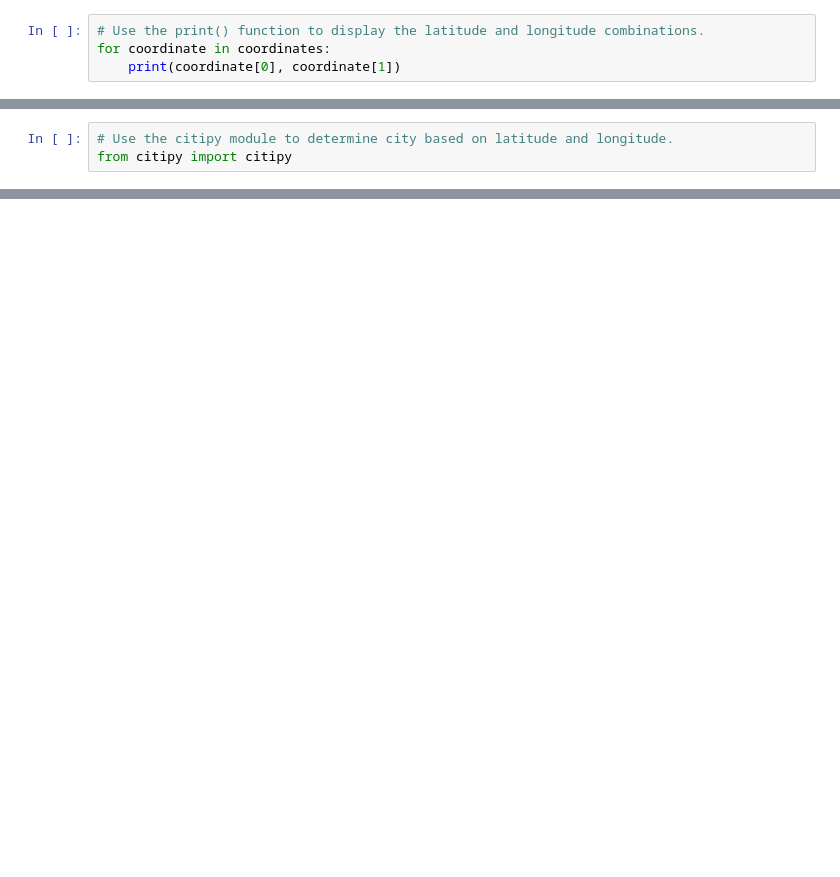
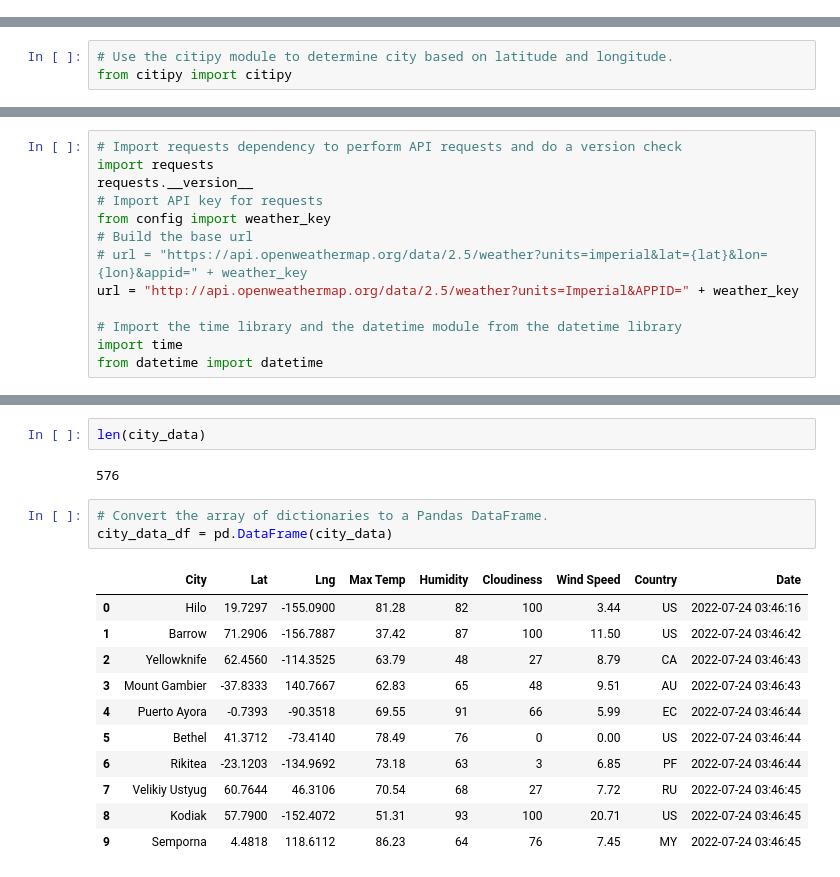
Before and after one commit to cb19weber/World_Weather_Analysis, a Jupyter notebook: WeatherPy.ipynb, the cells around one changed output, grey strips where cells are left out. Drawn from its saved outputs; the diff is of its cells as text; blank space fills up the shorter version.

```diff
--- a/WeatherPy.ipynb
+++ b/WeatherPy.ipynb
@@ -14,7 +11,3 @@ lat_lngs
 # %%
 # Add the latitudes and longitudes to a list.
 coordinates = list(lat_lngs)
-# %%
-# Use the print() function to display the latitude and longitude combinations.
-for coordinate in coordinates:
-    print(coordinate[0], coordinate[1])
@@ -60,0 +31,13 @@ requests.__version__
+# %%
+# Import requests dependency to perform API requests and do a version check
+import requests
+requests.__version__
+# Import API key for requests
+from config import weather_key
+# Build the base url
+# url = "https://api.openweathermap.org/data/2.5/weather?units=imperial&lat={lat}&lon={lon}&appid=" + weather_key
+url = "http://api.openweathermap.org/data/2.5/weather?units=Imperial&APPID=" + weather_key
+
+# Import the time library and the datetime module from the datetime library
+import time
+from datetime import datetime
@@ -60,0 +124,19 @@ requests.__version__
+# %%
+len(city_data)
+# %% [output]
+576
+# %%
+# Convert the array of dictionaries to a Pandas DataFrame.
+city_data_df = pd.DataFrame(city_data)
+# %% [output]
+|  | City | Lat | Lng | Max Temp | Humidity | Cloudiness | Wind Speed | Country | Date |
+| 0 | Hilo | 19.7297 | -155.0900 | 81.28 | 82 | 100 | 3.44 | US | 2022-07-24 03:46:16 |
+| 1 | Barrow | 71.2906 | -156.7887 | 37.42 | 87 | 100 | 11.50 | US | 2022-07-24 03:46:42 |
+| 2 | Yellowknife | 62.4560 | -114.3525 | 63.79 | 48 | 27 | 8.79 | CA | 2022-07-24 03:46:43 |
+| 3 | Mount Gambier | -37.8333 | 140.7667 | 62.83 | 65 | 48 | 9.51 | AU | 2022-07-24 03:46:43 |
+| 4 | Puerto Ayora | -0.7393 | -90.3518 | 69.55 | 91 | 66 | 5.99 | EC | 2022-07-24 03:46:44 |
+| 5 | Bethel | 41.3712 | -73.4140 | 78.49 | 76 | 0 | 0.00 | US | 2022-07-24 03:46:44 |
+| 6 | Rikitea | -23.1203 | -134.9692 | 73.18 | 63 | 3 | 6.85 | PF | 2022-07-24 03:46:44 |
+| 7 | Velikiy Ustyug | 60.7644 | 46.3106 | 70.54 | 68 | 27 | 7.72 | RU | 2022-07-24 03:46:45 |
+| 8 | Kodiak | 57.7900 | -152.4072 | 51.31 | 93 | 100 | 20.71 | US | 2022-07-24 03:46:45 |
+| 9 | Semporna | 4.4818 | 118.6112 | 86.23 | 64 | 76 | 7.45 | MY | 2022-07-24 03:46:45 |
```
Also changed, not shown: parts of 7 cells of this notebook, 2 other files.
